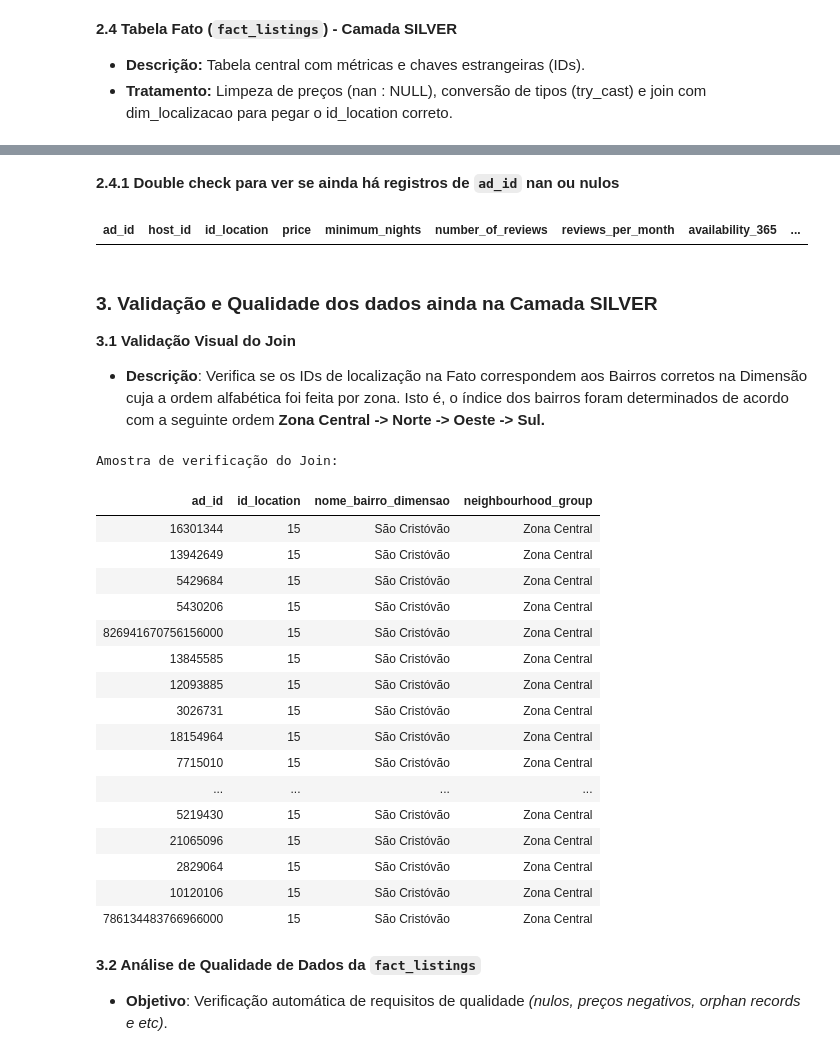
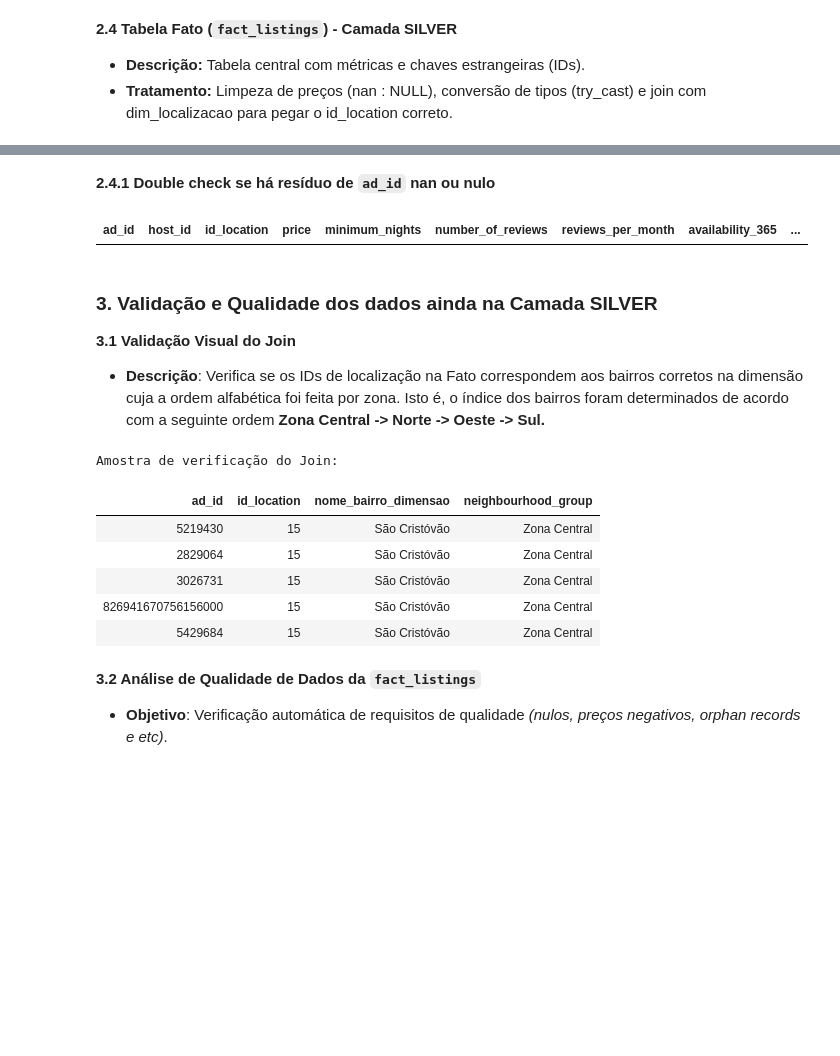
Before and after one commit to juliafarah/MVP_Data_Engineering, a Jupyter notebook: MVP_Pipeline_Airbnb_Rio.ipynb, the cells around one changed output, grey strips where cells are left out. Cells and saved outputs as stored; diff of their text form; code cells hidden in the pictures; blank space fills up the shorter version.

```diff
--- a/MVP_Pipeline_Airbnb_Rio.ipynb
+++ b/MVP_Pipeline_Airbnb_Rio.ipynb
@@ -493,7 +492,7 @@ display(df_fato_final.limit(20))
 | 811548834898631000 | 497729328 | 120 | 189.0 | 2 | 0 | null | 364 | ... |
 | 811566041768058000 | 487702425 | 131 | 294.0 | 2 | 2 | 0.06 | 365 | ... |
 # %% [markdown]
-**2.4.1 Double check para ver se ainda há registros de `ad_id` nan ou nulos**
+**2.4.1 Double check se há resíduo de `ad_id` nan ou nulo**
 # %%
 %sql
 select *
@@ -506,45 +505,34 @@ where ad_id == "nan" or ad_id is NULL
 
 **3.1 Validação Visual do Join**
 
-* **Descrição**: Verifica se os IDs de localização na Fato correspondem aos Bairros corretos na Dimensão cuja a ordem alfabética foi feita por zona. Isto é, o índice dos bairros foram determinados de acordo com a seguinte ordem **Zona Central -> Norte -> Oeste -> Sul.**
+* **Descrição**: Verifica se os IDs de localização na Fato correspondem aos bairros corretos na dimensão cuja a ordem alfabética foi feita por zona. Isto é, o índice dos bairros foram determinados de acordo com a seguinte ordem **Zona Central -> Norte -> Oeste -> Sul.**
 # %%
 df_validacao_join = spark.sql("""
     SELECT
         f.ad_id,
         f.id_location,
         l.neighbourhood AS nome_bairro_dimensao,
         l.neighbourhood_group
     FROM silver.fact_listings f
     LEFT JOIN silver.dim_location l ON f.id_location = l.id_location
     WHERE l.neighbourhood IN (
         'Copacabana',
         'Jacarepaguá',
         'São Cristóvão')
     ORDER BY f.id_location ASC
-    LIMIT 20
+    LIMIT 5
 """)
 
 print("Amostra de verificação do Join:")
 display(df_validacao_join)
 # %% [output]
 Amostra de verificação do Join:
 | ad_id | id_location | nome_bairro_dimensao | neighbourhood_group |
-| 16301344 | 15 | São Cristóvão | Zona Central |
-| 13942649 | 15 | São Cristóvão | Zona Central |
+| 5219430 | 15 | São Cristóvão | Zona Central |
+| 2829064 | 15 | São Cristóvão | Zona Central |
+| 3026731 | 15 | São Cristóvão | Zona Central |
+| 826941670756156000 | 15 | São Cristóvão | Zona Central |
 | 5429684 | 15 | São Cristóvão | Zona Central |
-| 5430206 | 15 | São Cristóvão | Zona Central |
-| 826941670756156000 | 15 | São Cristóvão | Zona Central |
-| 13845585 | 15 | São Cristóvão | Zona Central |
-| 12093885 | 15 | São Cristóvão | Zona Central |
-| 3026731 | 15 | São Cristóvão | Zona Central |
-| 18154964 | 15 | São Cristóvão | Zona Central |
-| 7715010 | 15 | São Cristóvão | Zona Central |
-| ... | ... | ... | ... |
-| 5219430 | 15 | São Cristóvão | Zona Central |
-| 21065096 | 15 | São Cristóvão | Zona Central |
-| 2829064 | 15 | São Cristóvão | Zona Central |
-| 10120106 | 15 | São Cristóvão | Zona Central |
-| 786134483766966000 | 15 | São Cristóvão | Zona Central |
 # %% [markdown]
 **3.2 Análise de Qualidade de Dados da `fact_listings`**
 * **Objetivo**: Verificação automática de requisitos de qualidade _(nulos, preços negativos, orphan records e etc)_.
```
Also changed, not shown: parts of 8 cells of this notebook.
